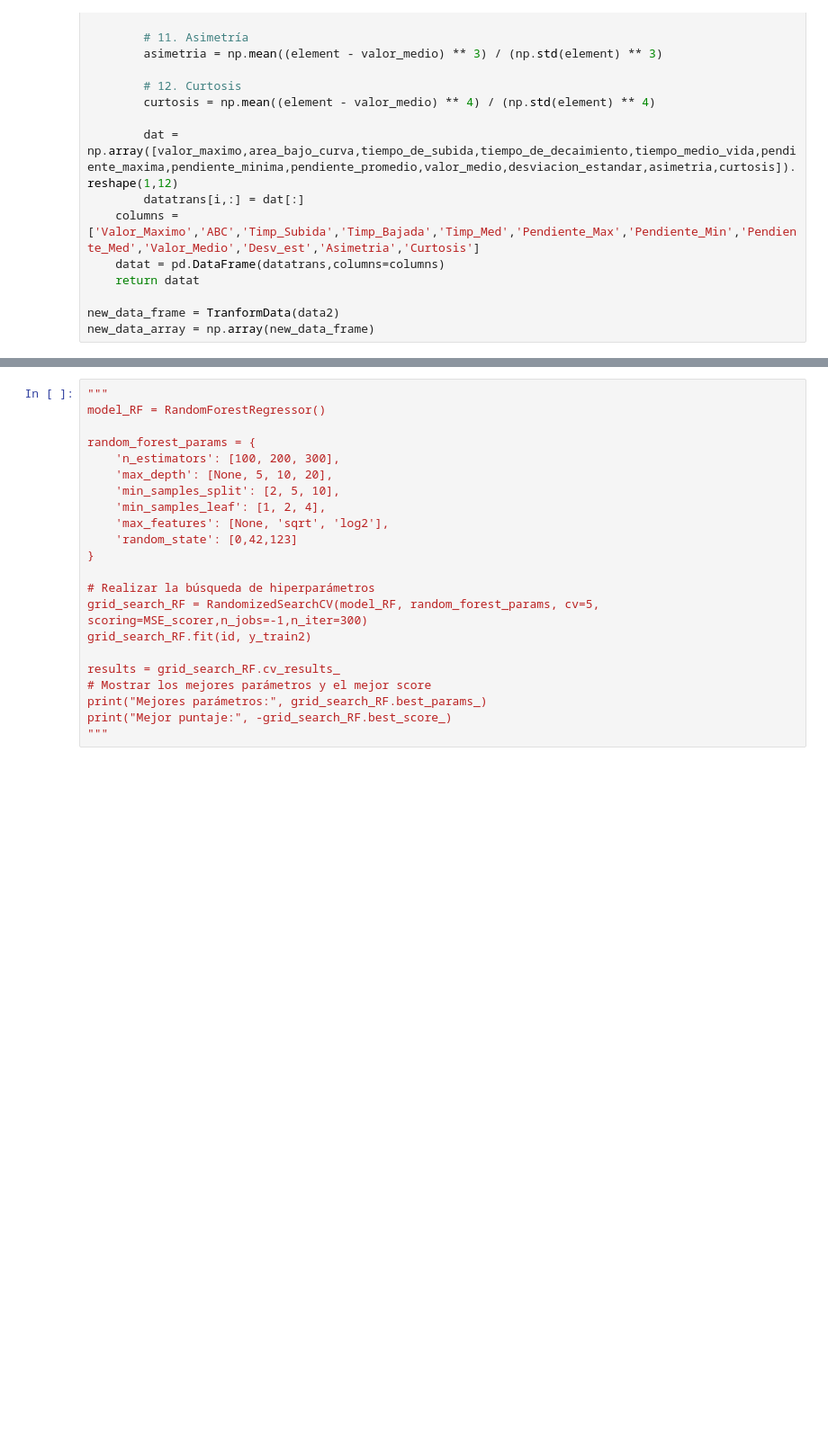
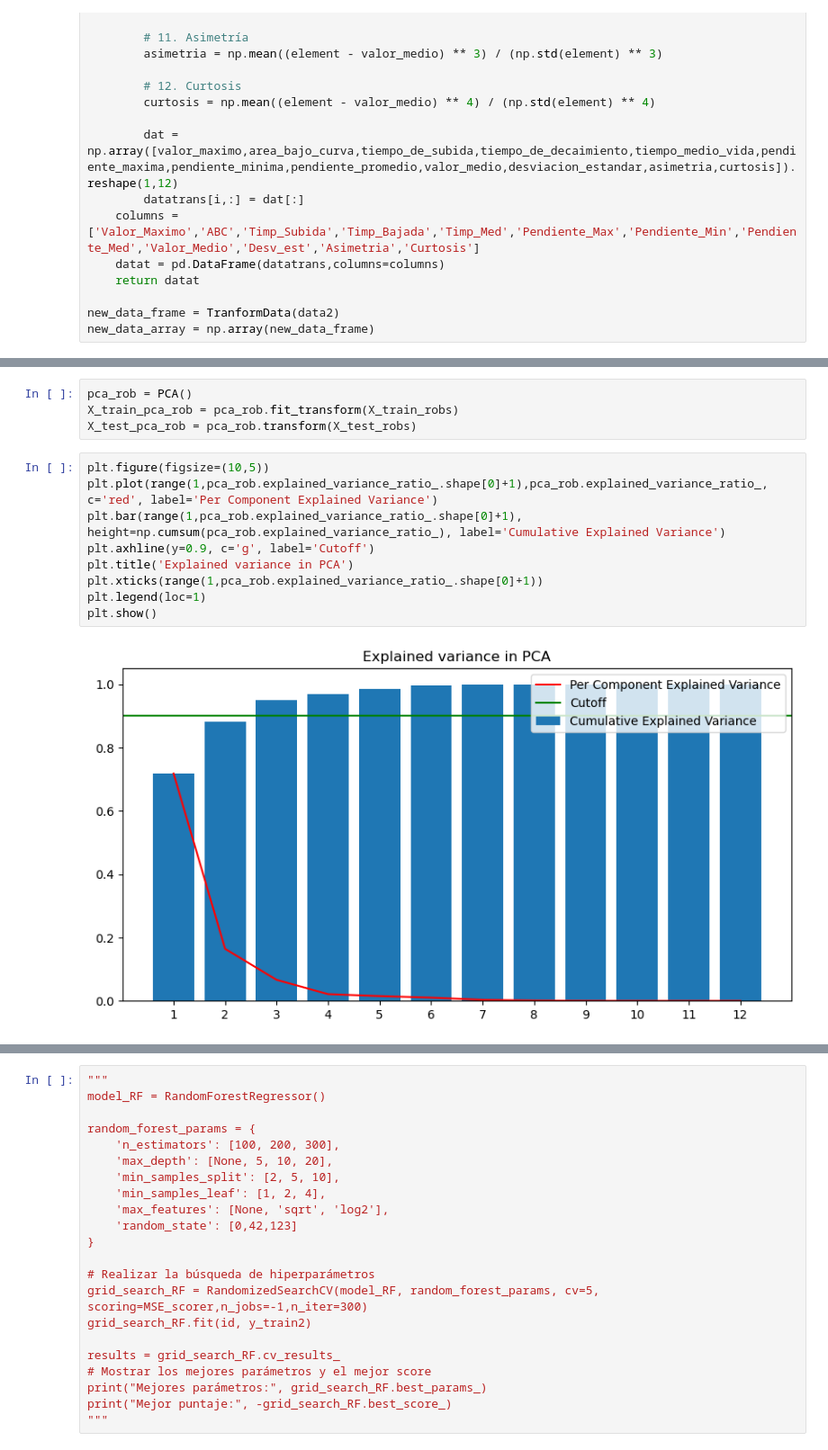
Before and after one commit to WilhelmBuitrago/BandGap-Prediction, a Jupyter notebook: code/BandGap-Prediction_caracteristicas.ipynb, the cells around one changed output, grey strips where cells are left out. Shown at 90% size. Saved outputs shown, nothing was run; the diff lists cells and outputs as text; blank space fills up the shorter version.

```diff
--- a/code/BandGap-Prediction_caracteristicas.ipynb
+++ b/code/BandGap-Prediction_caracteristicas.ipynb
@@ -143,0 +145,15 @@ vs.pca_results(pd.DataFrame(pt_data,columns=new_data_frame.columns),pca,2)
+# %%
+pca_rob = PCA()
+X_train_pca_rob = pca_rob.fit_transform(X_train_robs)
+X_test_pca_rob = pca_rob.transform(X_test_robs)
+# %%
+plt.figure(figsize=(10,5))
+plt.plot(range(1,pca_rob.explained_variance_ratio_.shape[0]+1),pca_rob.explained_variance_ratio_, c='red', label='Per Component Explained Variance')
+plt.bar(range(1,pca_rob.explained_variance_ratio_.shape[0]+1), height=np.cumsum(pca_rob.explained_variance_ratio_), label='Cumulative Explained Variance')
+plt.axhline(y=0.9, c='g', label='Cutoff')
+plt.title('Explained variance in PCA')
+plt.xticks(range(1,pca_rob.explained_variance_ratio_.shape[0]+1))
+plt.legend(loc=1)
+plt.show()
+# %% [output]
+[figure, added]
```
Also changed, not shown: parts of 24 cells of this notebook.
